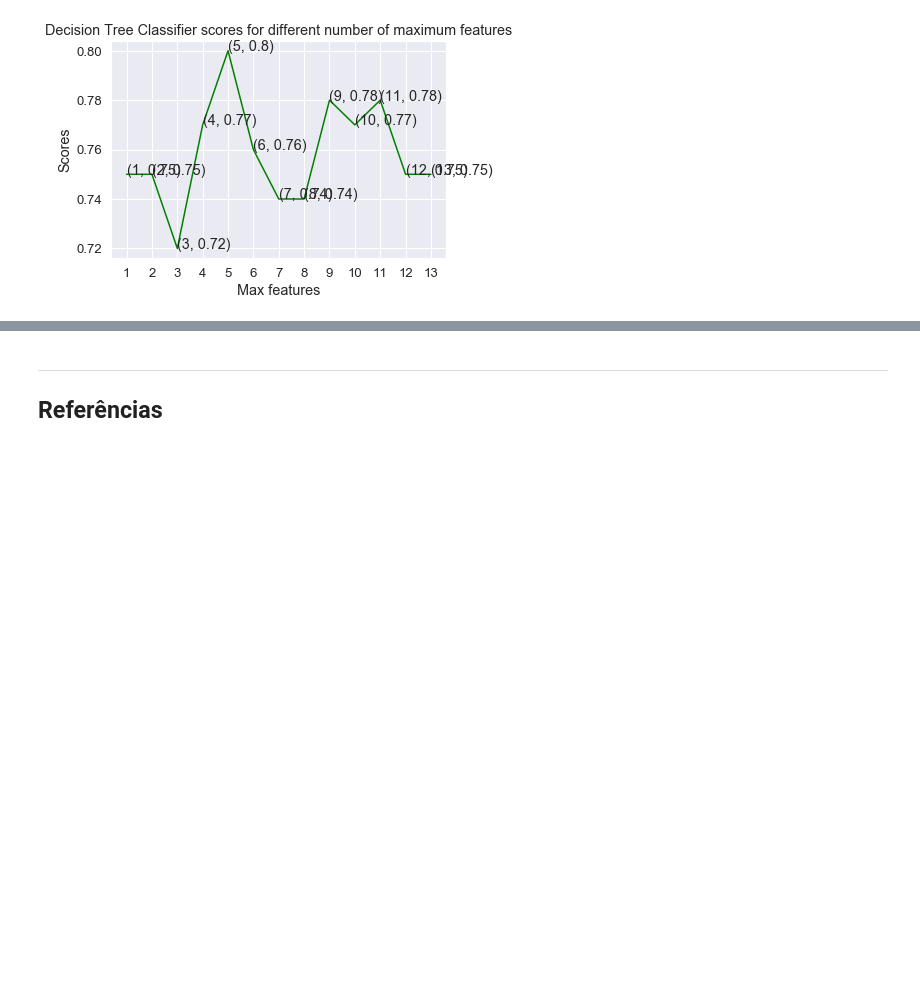
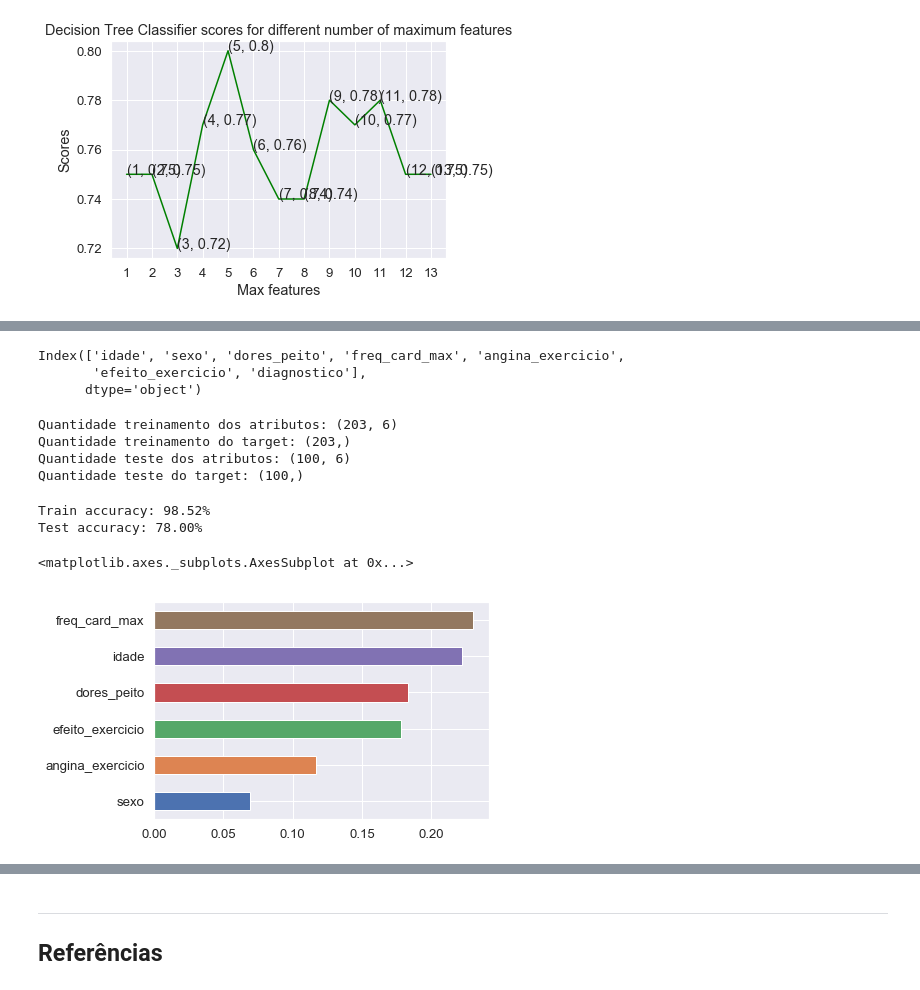
Before and after one commit to gabriellaec/CD-P3, a Jupyter notebook: P3-Entrega3.ipynb, the cells around one changed output, grey strips where cells are left out. Cells and saved outputs as stored; diff of their text form; code cells hidden in the pictures; blank space fills up the shorter version.

```diff
--- a/P3-Entrega3.ipynb
+++ b/P3-Entrega3.ipynb
@@ -821,0 +1015,5 @@ summary
+# %%
+from sklearn.naive_bayes import GaussianNB
+
+#Gaussian Naive Bayes
+model = train_model(X_train, y_train, X_test, y_test, GaussianNB)
@@ -821,0 +1023,4 @@ summary
+# %%
+dados=pd.read_csv("heart.csv")
+dados = dados.rename(columns = {'target':'diagnostico', 'age':'idade', 'sex':'sexo', 'cp':'dores_peito', 'trestbps':'pressao', 'chol':'colesterol', 'fbs':'glicemia', 'restecg':'eletrocar_repouso', 'thalach':'freq_card_max' , 'exang':'angina_exercicio', 'oldpeak':'efeito_exercicio', 'slope':'eletrocar_exercicio', 'ca':'vasos', 'thal':'hemoglobina' })
+dados.head()
@@ -821,0 +1042,7 @@ summary
+# %%
+dados=dados.loc[:,[ 'idade', 'sexo', 'dores_peito',
+        'freq_card_max', 'angina_exercicio',
+       'efeito_exercicio',
+       'diagnostico']]
+
+dados.head()
@@ -821,0 +1067,50 @@ summary
+# %%
+dados.columns
+# %% [output]
+Index(['idade', 'sexo', 'dores_peito', 'freq_card_max', 'angina_exercicio',
+       'efeito_exercicio', 'diagnostico'],
+      dtype='object')
+# %%
+from sklearn.model_selection import train_test_split
+
+RANDOM_SEED = 42
+np.random.seed(RANDOM_SEED)
+
+X, y = dados.iloc[:, :-1], dados.iloc[:, -1]
+
+X_train, X_test, y_train, y_test = train_test_split(X, y, test_size=0.33, random_state=RANDOM_SEED)
+# %%
+print ("Quantidade treinamento dos atributos: " + str(X_train.shape))
+print ("Quantidade treinamento do target: " + str(y_train.shape))
+print ("Quantidade teste dos atributos: " + str(X_test.shape))
+print ("Quantidade teste do target: " + str(y_test.shape))
+# %% [output]
+Quantidade treinamento dos atributos: (203, 6)
+Quantidade treinamento do target: (203,)
+Quantidade teste dos atributos: (100, 6)
+Quantidade teste do target: (100,)
+# %%
+def train_model(X_train, y_train, X_test, y_test, classifier, **kwargs):
+
+    # instantiate model
+    model = classifier(**kwargs)
+
+    # train model
+    model.fit(X_train,y_train)
+
+    # check accuracy and print out the results
+    fit_accuracy = model.score(X_train, y_train)
+    test_accuracy = model.score(X_test, y_test)
+
+    print(f"Train accuracy: {fit_accuracy:0.2%}")
+    print(f"Test accuracy: {test_accuracy:0.2%}")
+
+    return model
+
+model = train_model(X_train, y_train, X_test, y_test, RandomForestClassifier, random_state=2606)
+pd.Series(model.feature_importances_,X.columns).sort_values(ascending=True).plot.barh()
+# %% [output]
+Train accuracy: 98.52%
+Test accuracy: 78.00%
+<matplotlib.axes._subplots.AxesSubplot at 0x...>
+[figure, added]
```
Also changed, not shown: parts of 48 cells of this notebook.
